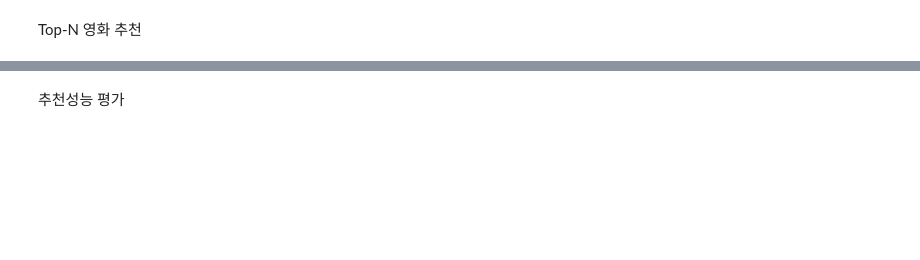
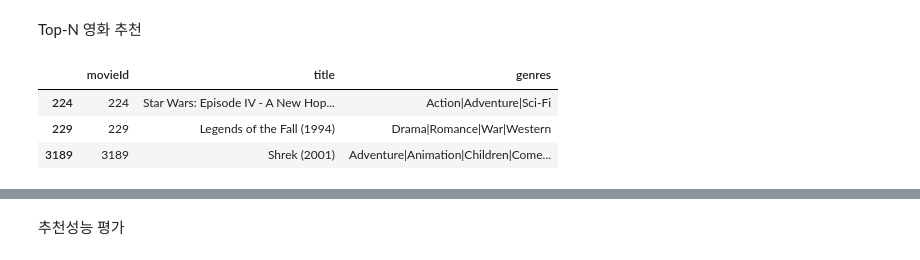
Before and after one commit to Hwijune/hackt, a Jupyter notebook: 10_RecSystem/실습-20230902/W01-UBCF.ipynb, the cells around one changed output, grey strips where cells are left out. Cells and saved outputs as stored; diff of their text form; code cells hidden in the pictures; blank space fills up the shorter version.

```diff
--- a/10_RecSystem/실습-20230902/W01-UBCF.ipynb
+++ b/10_RecSystem/실습-20230902/W01-UBCF.ipynb
@@ -150,8 +322,14 @@ N = 10
 uid = myId
 # %%
 # 내가 좋아하는 영화
-like_movies = ratings.query('userId == @uid and rating >= 4').movieId
+like_movies = ratings[(ratings['userId'] == uid) & (ratings['rating'] >= 4)]['movieId']
+#like_movies = ratings.query('userId == @uid and rating >= 4').movieId
 movies.query('movieId in @like_movies')
+# %% [output]
+|  | movieId | title | genres |
+| 224 | 224 | Star Wars: Episode IV - A New Hop... | Action|Adventure|Sci-Fi |
+| 229 | 229 | Legends of the Fall (1994) | Drama|Romance|War|Western |
+| 3189 | 3189 | Shrek (2001) | Adventure|Animation|Children|Come... |
 # %%
 # id로 지정된 사용자의 모든 영화정보 추출하여 Series로 반환함
 # 반환된 user_rating은 영화명(title)을 index로 가지는 Series 객체임
```
Also changed, not shown: parts of 19 cells of this notebook, 7 other files.
